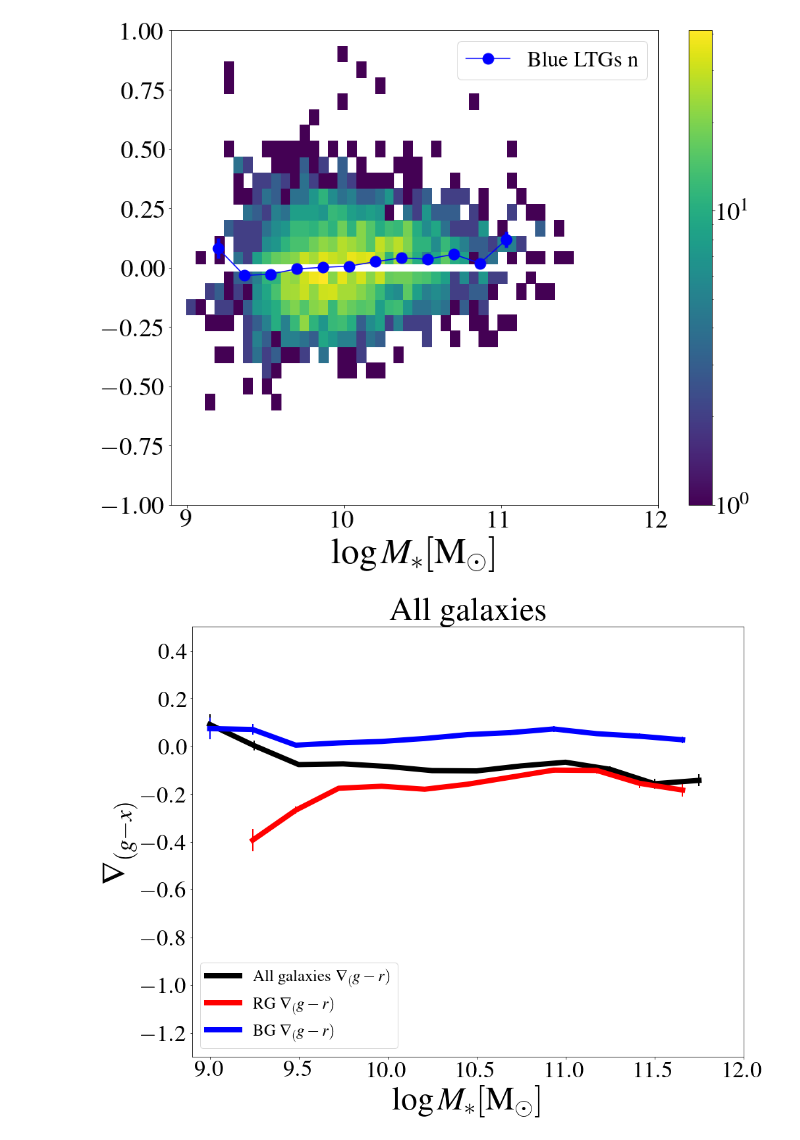
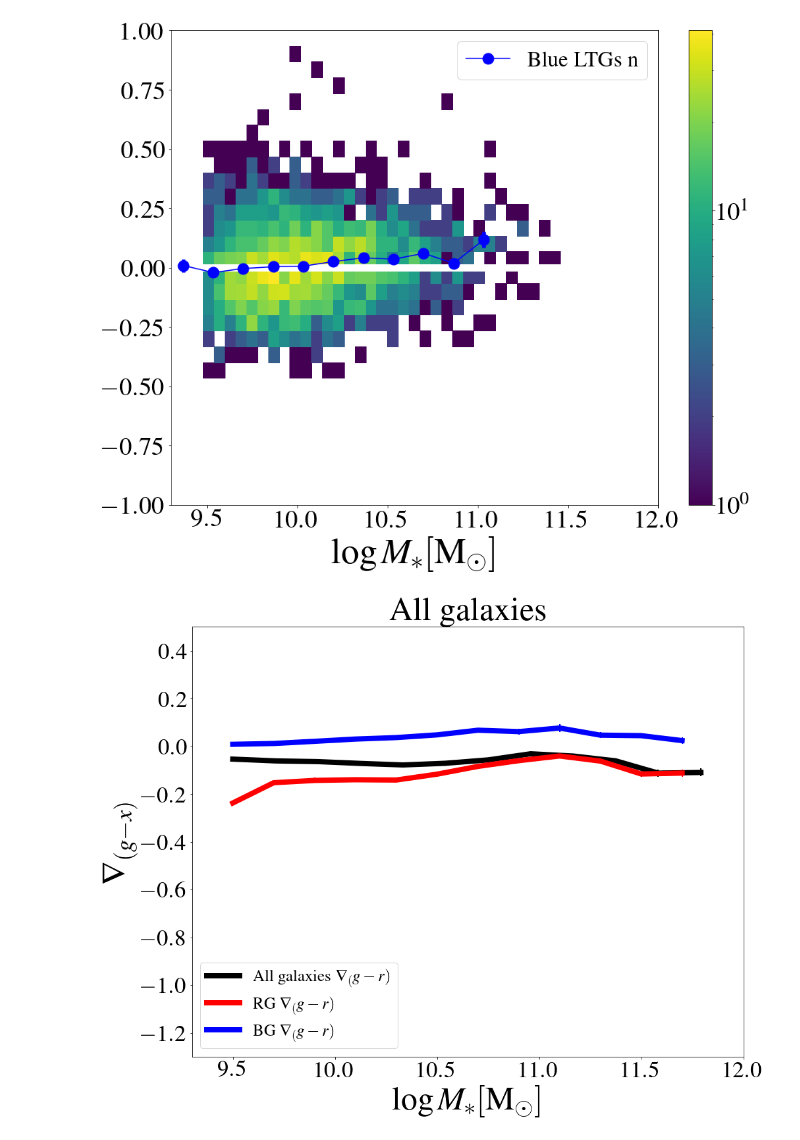
Before and after one commit to Ximena89/UNAM, a Jupyter notebook: mass_frac/sim.ipynb, the cells around one changed output. Saved outputs shown, nothing was run; the diff lists cells and outputs as text; code cells hidden in the pictures.

```diff
--- a/mass_frac/sim.ipynb
+++ b/mass_frac/sim.ipynb
@@ -183,7 +183,7 @@ Mrsol = 4.64 #banda r
 # b/a > .5 para todas las banda
 # 12470 galaxias a 6729 despues de los cortes
 
-catalog = Read('sim_pix_gt_25_flag_sersic_0_ba_gt_05 11.44.16 AM.txt') # sim data with cuts by Aldo
+catalog = Read('tabla_sim_grZibetti_logMs_gt_9.5.txt') # sim data with cuts by Aldo
 # %%
 ########## LUMINOSITES INTENSITIES AND MAGNITUDES ##################
 
@@ -498,28 +501,28 @@ S1_giZ = catalog_diamond_sim['S1_giZ']
 #################### COLOR GRADIENTS CALC ###################################
 
 
-L_p_g_01 = np.zeros(len(catalog_diamond_sim))
-L_p_g_1 = np.zeros(len(catalog_diamond_sim))
-L_p_r_01 = np.zeros(len(catalog_diamond_sim))
-L_p_r_1 = np.zeros(len(catalog_diamond_sim))
-Mag_g_01 = np.zeros(len(catalog_diamond_sim))
-Mag_g_1 = np.zeros(len(catalog_diamond_sim))
-Mag_r_01 = np.zeros(len(catalog_diamond_sim))
-Mag_r_1 = np.zeros(len(catalog_diamond_sim))
-Color_gr_01 = np.zeros(len(catalog_diamond_sim))
-Color_gr_1 = np.zeros(len(catalog_diamond_sim))
+L_p_g_01 = np.zeros(len(catalog))
+L_p_g_1 = np.zeros(len(catalog))
+L_p_r_01 = np.zeros(len(catalog))
+L_p_r_1 = np.zeros(len(catalog))
+Mag_g_01 = np.zeros(len(catalog))
+Mag_g_1 = np.zeros(len(catalog))
+Mag_r_01 = np.zeros(len(catalog))
+Mag_r_1 = np.zeros(len(catalog))
+Color_gr_01 = np.zeros(len(catalog))
+Color_gr_1 = np.zeros(len(catalog))
 
 
-L_p_g_tot = np.zeros(len(catalog_diamond_sim))
-L_p_r_tot = np.zeros(len(catalog_diamond_sim))
-Mag_g_tot = np.zeros(len(catalog_diamond_sim))
-Mag_r_tot = np.zeros(len(catalog_diamond_sim))
-gr = np.zeros(len(catalog_diamond_sim))
+L_p_g_tot = np.zeros(len(catalog))
+L_p_r_tot = np.zeros(len(catalog))
+Mag_g_tot = np.zeros(len(catalog))
+Mag_r_tot = np.zeros(len(catalog))
+gr = np.zeros(len(catalog))
 
 
-gradiente_gr = np.zeros(len(catalog_diamond_sim))
+gradiente_gr = np.zeros(len(catalog))
 
-for i in range(0, len(catalog_diamond_sim)):
+for i in range(0, len(catalog)):
 
 
     L_p_g_01[i] = L_profile(Re_g[i] * 0.1, Ie_g[i], n_g[i], Re_g[i])
@@ -1521,35 +1539,35 @@ fig, ax= plt.subplots(figsize=(15,12))
 
 # Blue color gradient gr 1 Re VS Ms_d late  Diamond
 logMs= np.linspace(8,12)
 plt.hist2d(np.log10(Ms_gr_blue_late_n), grad_gr_blue_late_n, bins=(50,30), range=[[9,12],[-1.0,1.0]], zorder=1, norm=LogNorm(), cmap='viridis')
 plt.plot(gradgrlate_n_blue_mean_bins[:-1], stat_gradgr_blue_late_n_mean, zorder=3, color ='blue', marker = 'o', markersize= 15,  label='Blue LTGs n')
 plt.errorbar(gradgrlate_n_blue_mean_bins[:-1], stat_gradgr_blue_late_n_mean, yerr=stat_gradgr_blue_late_n_std/np.sqrt(stat_gradgr_blue_late_n_count+1), zorder=3, xerr=None, ls='None', ecolor='blue', elinewidth=5)
 plt.colorbar()
 x = [8.9,12]
 y = [0,0]
 plt.plot(x, y, color='white', zorder=1, linestyle='-', lw=10)
 
 
 
 # Add axis labels
 
 plt.xlabel(r'$\log M_{\ast} [\rm M_{\odot}]$ ', fontsize=50)
 # plt.ylabel(r'$\nabla_{(g-r)}$', fontsize=40)
 
 #set axis limits
 plt.ylim(-1.0, 1.0)
-plt.xlim(8.9,12)
+plt.xlim(9.3,12)
 
 #adjust tick label font size
 label_size = 35
 matplotlib.rcParams['xtick.labelsize'] = label_size
 matplotlib.rcParams['ytick.labelsize'] = label_size
 
 plt.legend(fontsize=30)
 plt.savefig('/Users/ximena/Desktop/UNAM/UNAM/mass_frac/sim/bluedelgr_Msdlate_n.pdf',format='pdf',dpi=200, bbox_inches = 'tight')
 plt.show()
 # %% [output]
-[figure, old version]
+[figure, new version]
 # %%
 fig, ax= plt.subplots(figsize=(15,12))
 
@@ -1578,7 +1596,7 @@ plt.title(r'All galaxies', fontsize=50)
 
 #set axis limits
 plt.ylim(-1.3, 0.5)
-plt.xlim(8.9,12)
+plt.xlim(9.3,12)
 
 #adjust tick label font size
 label_size = 35
@@ -1589,7 +1607,7 @@ plt.legend(fontsize=25, loc='lower left')
 plt.savefig('/Users/ximena/Desktop/UNAM/UNAM/mass_frac/sim/delmean_Msd_all_sim.pdf',format='pdf',dpi=200, bbox_inches = 'tight')
 plt.show()
 # %% [output]
-[figure, old version]
+[figure, new version]
 # %%
 fig, ax= plt.subplots(figsize=(15,12))
 
```
Also changed, not shown: parts of 46 cells of this notebook.
